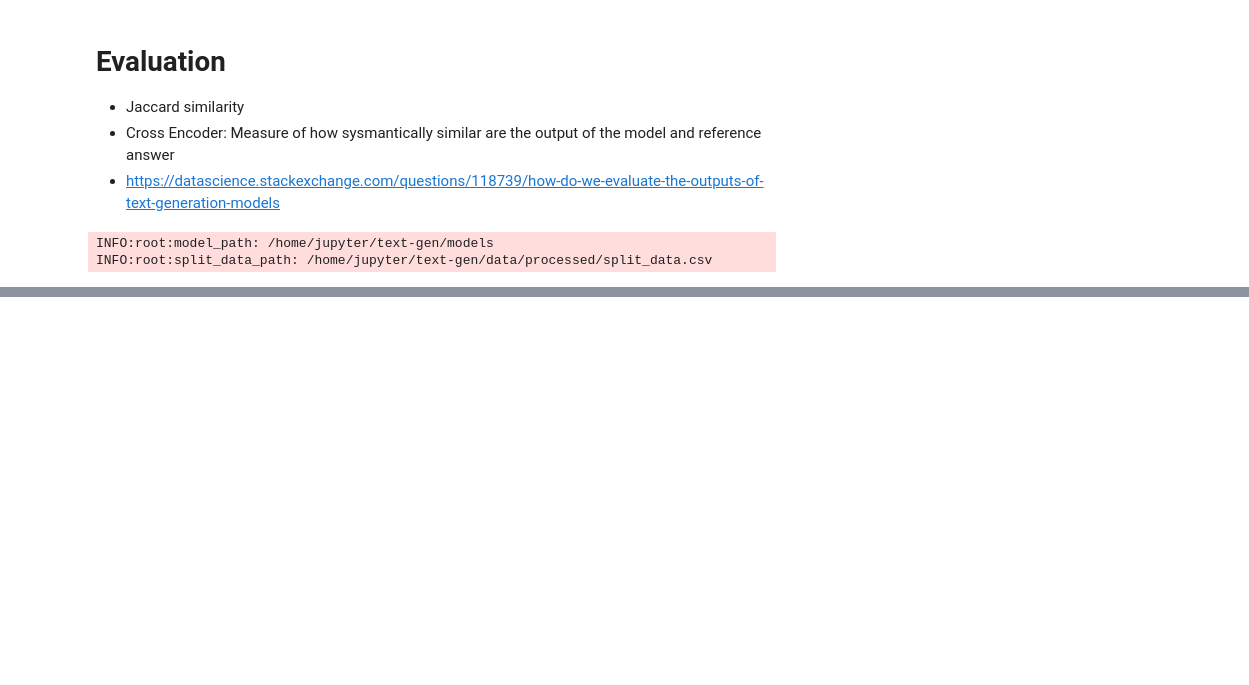
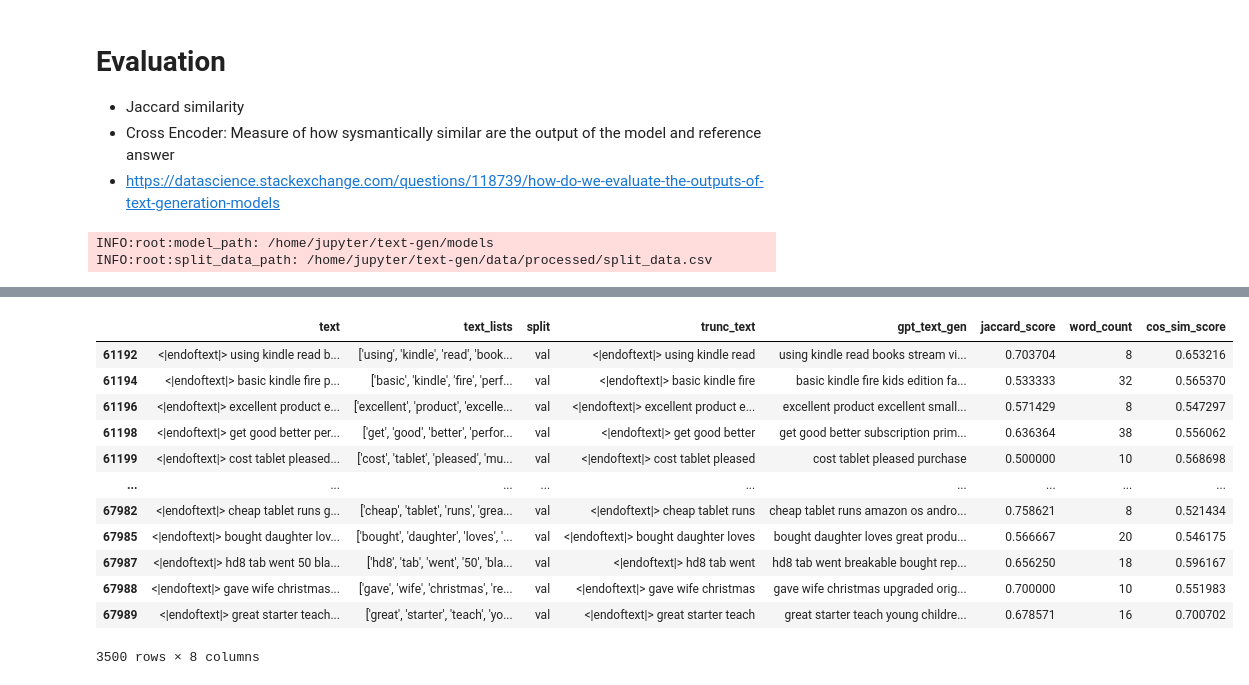
Before and after one commit to SantoshYadaw/Review-Generation-using-GPT2, a Jupyter notebook: notebooks/text-gen.ipynb, the cells around one changed output, grey strips where cells are left out. Drawn from its saved outputs; the diff is of its cells as text; code cells hidden in the pictures; blank space fills up the shorter version.

```diff
--- a/notebooks/text-gen.ipynb
+++ b/notebooks/text-gen.ipynb
@@ -548,0 +744,18 @@ cosine_similarity
+# %%
+# Sample those with higher than average cosine similarity score
+data_val_high_cos_sim_score = data_val[data_val["cos_sim_score"] > 0.51]
+data_val_high_cos_sim_score
+# %% [output]
+|  | text | text_lists | split | trunc_text | gpt_text_gen | jaccard_score | word_count | cos_sim_score |
+| 61192 | <|endoftext|> using kindle read b... | ['using', 'kindle', 'read', 'book... | val | <|endoftext|> using kindle read | using kindle read books stream vi... | 0.703704 | 8 | 0.653216 |
+| 61194 | <|endoftext|> basic kindle fire p... | ['basic', 'kindle', 'fire', 'perf... | val | <|endoftext|> basic kindle fire | basic kindle fire kids edition fa... | 0.533333 | 32 | 0.565370 |
+| 61196 | <|endoftext|> excellent product e... | ['excellent', 'product', 'excelle... | val | <|endoftext|> excellent product e... | excellent product excellent small... | 0.571429 | 8 | 0.547297 |
+| 61198 | <|endoftext|> get good better per... | ['get', 'good', 'better', 'perfor... | val | <|endoftext|> get good better | get good better subscription prim... | 0.636364 | 38 | 0.556062 |
+| 61199 | <|endoftext|> cost tablet pleased... | ['cost', 'tablet', 'pleased', 'mu... | val | <|endoftext|> cost tablet pleased | cost tablet pleased purchase | 0.500000 | 10 | 0.568698 |
+| ... | ... | ... | ... | ... | ... | ... | ... | ... |
+| 67982 | <|endoftext|> cheap tablet runs g... | ['cheap', 'tablet', 'runs', 'grea... | val | <|endoftext|> cheap tablet runs | cheap tablet runs amazon os andro... | 0.758621 | 8 | 0.521434 |
+| 67985 | <|endoftext|> bought daughter lov... | ['bought', 'daughter', 'loves', '... | val | <|endoftext|> bought daughter loves | bought daughter loves great produ... | 0.566667 | 20 | 0.546175 |
+| 67987 | <|endoftext|> hd8 tab went 50 bla... | ['hd8', 'tab', 'went', '50', 'bla... | val | <|endoftext|> hd8 tab went | hd8 tab went breakable bought rep... | 0.656250 | 18 | 0.596167 |
+| 67988 | <|endoftext|> gave wife christmas... | ['gave', 'wife', 'christmas', 're... | val | <|endoftext|> gave wife christmas | gave wife christmas upgraded orig... | 0.700000 | 10 | 0.551983 |
+| 67989 | <|endoftext|> great starter teach... | ['great', 'starter', 'teach', 'yo... | val | <|endoftext|> great starter teach | great starter teach young childre... | 0.678571 | 16 | 0.700702 |
+3500 rows × 8 columns
```
Also changed, not shown: parts of 44 cells of this notebook, 1 other file.
